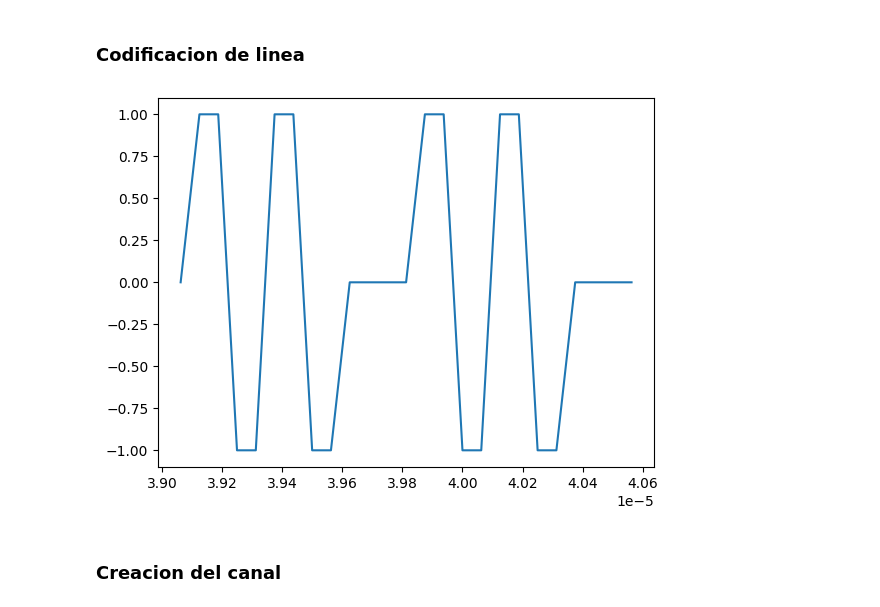
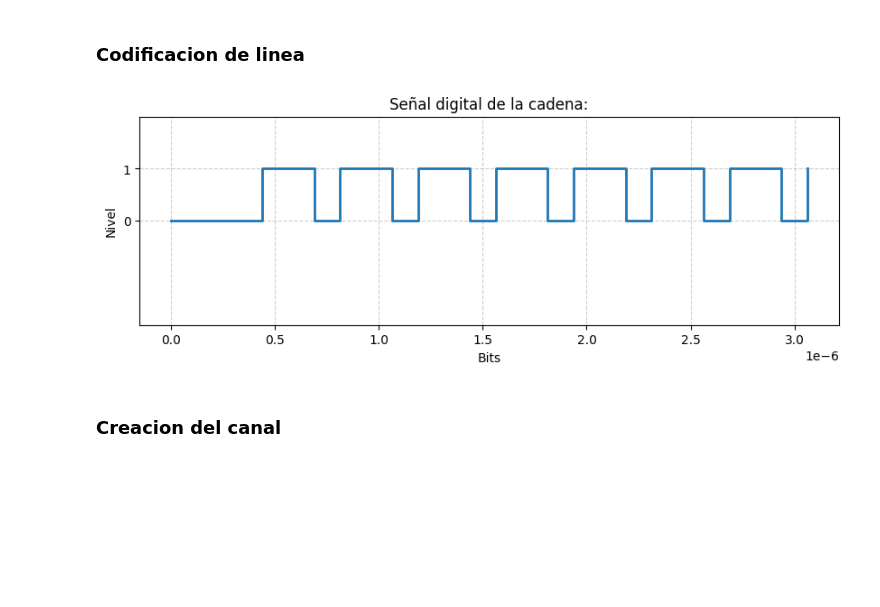
Before and after one commit to jbcgames/Laboratorio_1_Procesamiento, a Jupyter notebook: Proyecto_Cuantizacion.ipynb, the cells around one changed output. Cells and saved outputs as stored; diff of their text form; code cells hidden in the pictures; blank space fills up the shorter version.

```diff
--- a/Proyecto_Cuantizacion.ipynb
+++ b/Proyecto_Cuantizacion.ipynb
@@ -161,13 +143,9 @@ def codificacion_polar_retorno_cero(x_cuantizada, num_bits):
         for bit in byte:
             if bit == '1':
                 x_bipolar_retorno_cero.append(1)
-                x_bipolar_retorno_cero.append(1)
-                x_bipolar_retorno_cero.append(0)
                 x_bipolar_retorno_cero.append(0)
             else:
                 x_bipolar_retorno_cero.append(-1)
-                x_bipolar_retorno_cero.append(-1)
-                x_bipolar_retorno_cero.append(0)
                 x_bipolar_retorno_cero.append(0)
     return x_bipolar_retorno_cero
 def codificacion_unipolar(x_cuantizada, num_bits):
@@ -178,10 +156,8 @@ def codificacion_unipolar(x_cuantizada, num_bits):
     for byte in x_binario:
         for bit in byte:
             if bit == '1':
-                x_unipolar.append(2)
-                x_unipolar.append(2)
+                x_unipolar.append(1)
             else:
-                x_unipolar.append(0)
                 x_unipolar.append(0)
     return x_unipolar
 def codificacion_polar(x_cuantizada, num_bits):
@@ -193,9 +169,7 @@ def codificacion_polar(x_cuantizada, num_bits):
         for bit in byte:
             if bit == '1':
                 x_bipolar.append(1)
-                x_bipolar.append(1)
             else:
-                x_bipolar.append(-1)
                 x_bipolar.append(-1)
     return x_bipolar
 def codificacion_manchester(x_cuantizada, num_bits):
@@ -207,13 +181,9 @@ def codificacion_manchester(x_cuantizada, num_bits):
         for bit in byte:
             if bit == '1':
                 x_manchester.append(1)
-                x_manchester.append(1)
-                x_manchester.append(-1)
                 x_manchester.append(-1)
             else:
                 x_manchester.append(-1)
-                x_manchester.append(-1)
-                x_manchester.append(1)
                 x_manchester.append(1)
     return x_manchester
 def codificacion_manchester_diferencial(x_cuantizada, num_bits):
@@ -227,13 +197,9 @@ def codificacion_manchester_diferencial(x_cuantizada, num_bits):
             if bit == '1':
                 ultimo_bit = -ultimo_bit
                 x_manchester_diff.append(ultimo_bit)
-                x_manchester_diff.append(ultimo_bit)
-                x_manchester_diff.append(-ultimo_bit)
                 x_manchester_diff.append(-ultimo_bit)
             else:
                 x_manchester_diff.append(ultimo_bit)
-                x_manchester_diff.append(ultimo_bit)
-                x_manchester_diff.append(-ultimo_bit)
                 x_manchester_diff.append(-ultimo_bit)
     return x_manchester_diff
 def codificacion_AMI(x_cuantizada, num_bits):
@@ -260,53 +226,51 @@ def codificacion_unipolar_vuelta_cero(x_cuantizada, num_bits):
     for byte in x_binario:
         for bit in byte:
             if bit == '1':
-                x_unipolar_retorno_cero.append(2)
-                x_unipolar_retorno_cero.append(2)
-                x_unipolar_retorno_cero.append(0)
+                x_unipolar_retorno_cero.append(1)
                 x_unipolar_retorno_cero.append(0)
             else:
-                x_unipolar_retorno_cero.append(0)
-                x_unipolar_retorno_cero.append(0)
                 x_unipolar_retorno_cero.append(0)
                 x_unipolar_retorno_cero.append(0)
     return x_unipolar_retorno_cero
 def codificacion_polar_retorno_cero(x_cuantizada, num_bits):
     # Convertir a binario
     x_binario = [numpy.binary_repr(val, width=num_bits) for val in x_cuantizada]
     # Codificacion bipolar con retorno a cero
     x_bipolar_retorno_cero = []
     for byte in x_binario:
         for bit in byte:
             if bit == '1':
                 x_bipolar_retorno_cero.append(1)
-                x_bipolar_retorno_cero.append(1)
-                x_bipolar_retorno_cero.append(0)
                 x_bipolar_retorno_cero.append(0)
             else:
                 x_bipolar_retorno_cero.append(-1)
-                x_bipolar_retorno_cero.append(-1)
-                x_bipolar_retorno_cero.append(0)
                 x_bipolar_retorno_cero.append(0)
     return x_bipolar_retorno_cero
 # Prueba de codificacion
 x_paridad = agregar_paridad_1_bit(x_cuantizada, num_bits)
 x_unipolar = codificacion_unipolar(x_paridad, num_bits+1)
 x_bi_vuelta_cero = codificacion_unipolar_vuelta_cero(x_paridad, num_bits+1)
 x_polar = codificacion_polar(x_paridad, num_bits+1)
 x_polar_vuelta_cero = codificacion_polar_retorno_cero(x_paridad, num_bits+1)
 x_AMI = codificacion_AMI(x_paridad, num_bits+1)
 x_manchester = codificacion_manchester(x_paridad, num_bits+1)
 x_manchester_diff = codificacion_manchester_diferencial(x_paridad, num_bits+1)
 tiempo_unipolar = numpy.arange(0, len(x_unipolar)) * (1/(1000*f*4))  # ajustar el tiempo a la nueva tasa de bits
 
 #Grafica de codificacion unipolar
 
-x_Codificacion= x_AMI
-plt.figure()
-plt.plot(tiempo_unipolar[625:650],x_Codificacion[625:650])
+x_Codificacion= x_unipolar
+plt.figure(figsize=(10, 3))
+plt.step(tiempo_unipolar[:50], x_Codificacion[:50], where='post', linewidth=2)
+plt.ylim(-2, 2)
+plt.yticks([0, 1])
+plt.xlabel('Bits')
+plt.ylabel('Nivel')
+plt.title(f'Señal digital de la cadena:')
+plt.grid(True, which='both', linestyle='--', alpha=0.6)
 plt.show()
 # %% [output]
-[figure, old version]
+[figure, new version]
 # %% [markdown]
 ### Creacion del canal
 # %%
```
Also changed, not shown: parts of 5 cells of this notebook.
